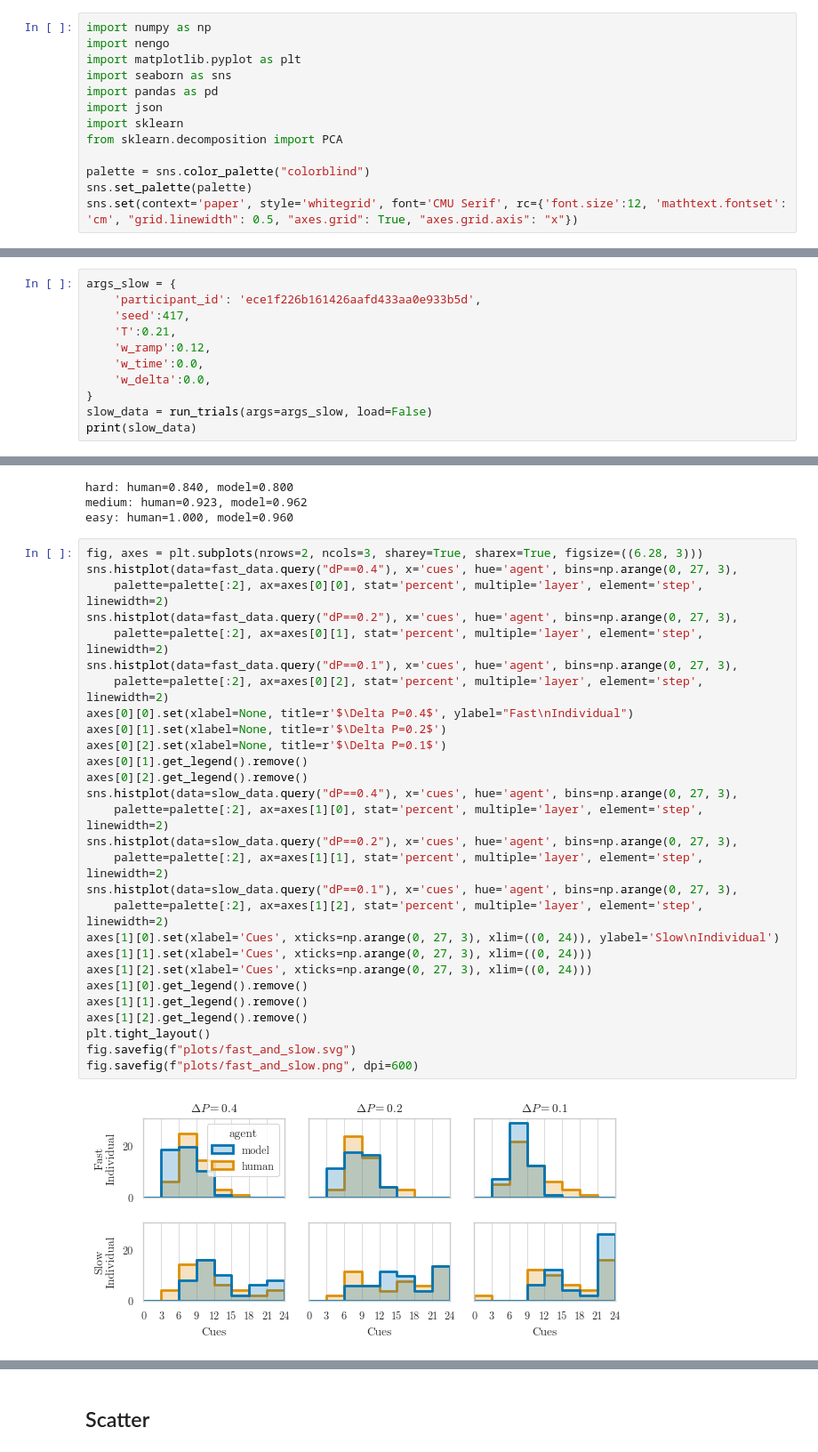
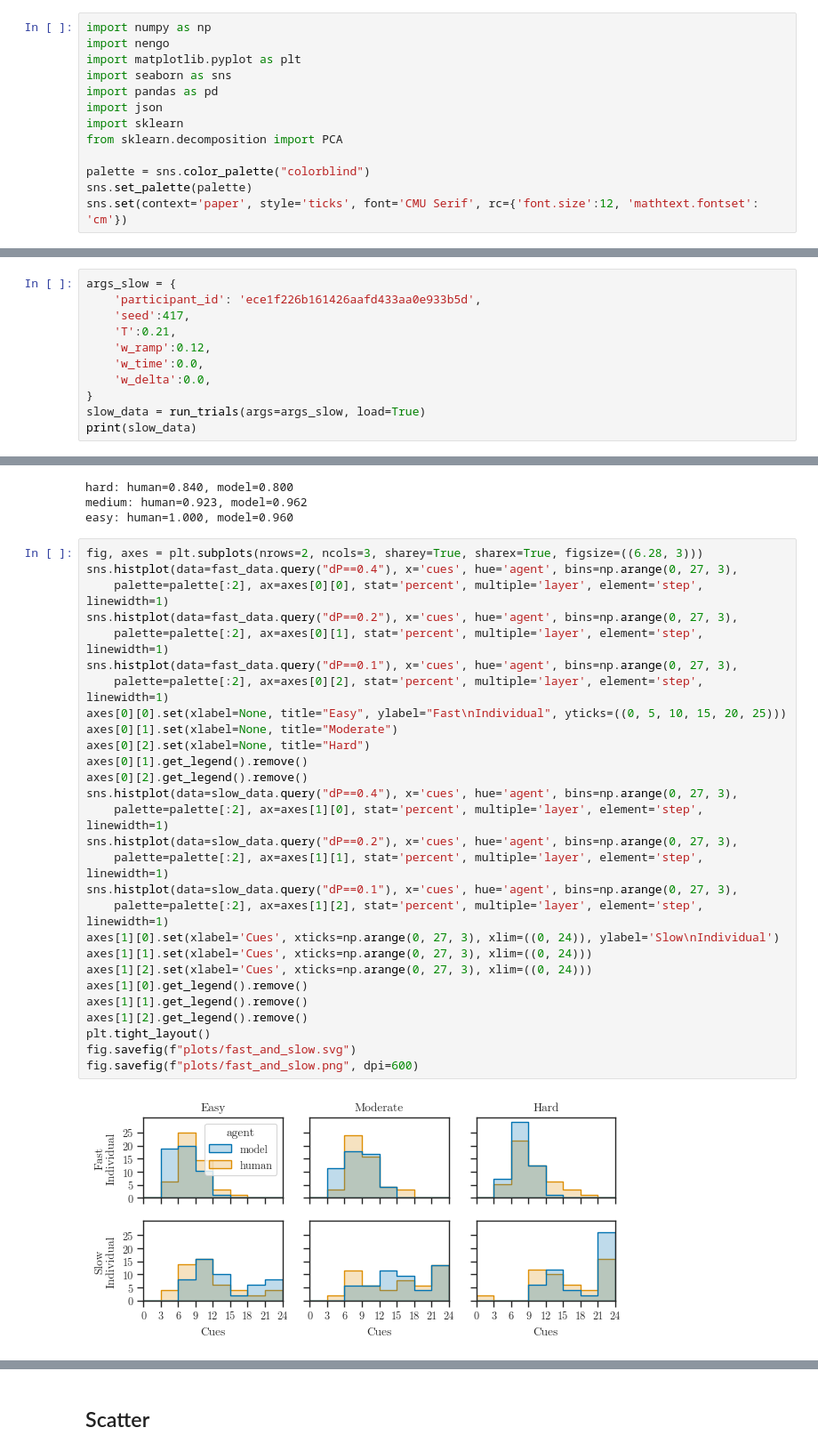
Before and after one commit to psipeter/value-accumulation, a Jupyter notebook: analysis.ipynb, the cells around one changed output, grey strips where cells are left out. Shown at 89% size. Saved outputs shown, nothing was run; the diff lists cells and outputs as text.

```diff
--- a/analysis.ipynb
+++ b/analysis.ipynb
@@ -10,7 +10,7 @@ from sklearn.decomposition import PCA
 
 palette = sns.color_palette("colorblind")
 sns.set_palette(palette)
-sns.set(context='paper', style='whitegrid', font='CMU Serif', rc={'font.size':12, 'mathtext.fontset': 'cm', "grid.linewidth": 0.5, "axes.grid": True, "axes.grid.axis": "x"})
+sns.set(context='paper', style='ticks', font='CMU Serif', rc={'font.size':12, 'mathtext.fontset': 'cm'})
 # %% [markdown]
 # Fast vs Slow
 # %%
@@ -268,6 +268,6 @@ args_slow = {
     'w_time':0.0,
     'w_delta':0.0,
 }
-slow_data = run_trials(args=args_slow, load=False)
+slow_data = run_trials(args=args_slow, load=True)
 print(slow_data)
 # %% [output]
@@ -320,30 +321,30 @@ easy: human=1.000, model=0.960
 # %%
 fig, axes = plt.subplots(nrows=2, ncols=3, sharey=True, sharex=True, figsize=((6.28, 3)))
 sns.histplot(data=fast_data.query("dP==0.4"), x='cues', hue='agent', bins=np.arange(0, 27, 3),
-    palette=palette[:2], ax=axes[0][0], stat='percent', multiple='layer', element='step', linewidth=2)
+    palette=palette[:2], ax=axes[0][0], stat='percent', multiple='layer', element='step', linewidth=1)
 sns.histplot(data=fast_data.query("dP==0.2"), x='cues', hue='agent', bins=np.arange(0, 27, 3),
-    palette=palette[:2], ax=axes[0][1], stat='percent', multiple='layer', element='step', linewidth=2)
+    palette=palette[:2], ax=axes[0][1], stat='percent', multiple='layer', element='step', linewidth=1)
 sns.histplot(data=fast_data.query("dP==0.1"), x='cues', hue='agent', bins=np.arange(0, 27, 3),
-    palette=palette[:2], ax=axes[0][2], stat='percent', multiple='layer', element='step', linewidth=2)
-axes[0][0].set(xlabel=None, title=r'$\Delta P=0.4$', ylabel="Fast\nIndividual")
-axes[0][1].set(xlabel=None, title=r'$\Delta P=0.2$')
-axes[0][2].set(xlabel=None, title=r'$\Delta P=0.1$')
+    palette=palette[:2], ax=axes[0][2], stat='percent', multiple='layer', element='step', linewidth=1)
+axes[0][0].set(xlabel=None, title="Easy", ylabel="Fast\nIndividual", yticks=((0, 5, 10, 15, 20, 25)))
+axes[0][1].set(xlabel=None, title="Moderate")
+axes[0][2].set(xlabel=None, title="Hard")
 axes[0][1].get_legend().remove()
 axes[0][2].get_legend().remove()
 sns.histplot(data=slow_data.query("dP==0.4"), x='cues', hue='agent', bins=np.arange(0, 27, 3),
-    palette=palette[:2], ax=axes[1][0], stat='percent', multiple='layer', element='step', linewidth=2)
+    palette=palette[:2], ax=axes[1][0], stat='percent', multiple='layer', element='step', linewidth=1)
 sns.histplot(data=slow_data.query("dP==0.2"), x='cues', hue='agent', bins=np.arange(0, 27, 3),
-    palette=palette[:2], ax=axes[1][1], stat='percent', multiple='layer', element='step', linewidth=2)
+    palette=palette[:2], ax=axes[1][1], stat='percent', multiple='layer', element='step', linewidth=1)
 sns.histplot(data=slow_data.query("dP==0.1"), x='cues', hue='agent', bins=np.arange(0, 27, 3),
-    palette=palette[:2], ax=axes[1][2], stat='percent', multiple='layer', element='step', linewidth=2)
+    palette=palette[:2], ax=axes[1][2], stat='percent', multiple='layer', element='step', linewidth=1)
 axes[1][0].set(xlabel='Cues', xticks=np.arange(0, 27, 3), xlim=((0, 24)), ylabel='Slow\nIndividual')
 axes[1][1].set(xlabel='Cues', xticks=np.arange(0, 27, 3), xlim=((0, 24)))
 axes[1][2].set(xlabel='Cues', xticks=np.arange(0, 27, 3), xlim=((0, 24)))
 axes[1][0].get_legend().remove()
 axes[1][1].get_legend().remove()
 axes[1][2].get_legend().remove()
 plt.tight_layout()
 fig.savefig(f"plots/fast_and_slow.svg")
 fig.savefig(f"plots/fast_and_slow.png", dpi=600)
 # %% [output]
-[figure, old version]
+[figure, new version]
```
Also changed, not shown: parts of 12 cells of this notebook, 2 other files.
